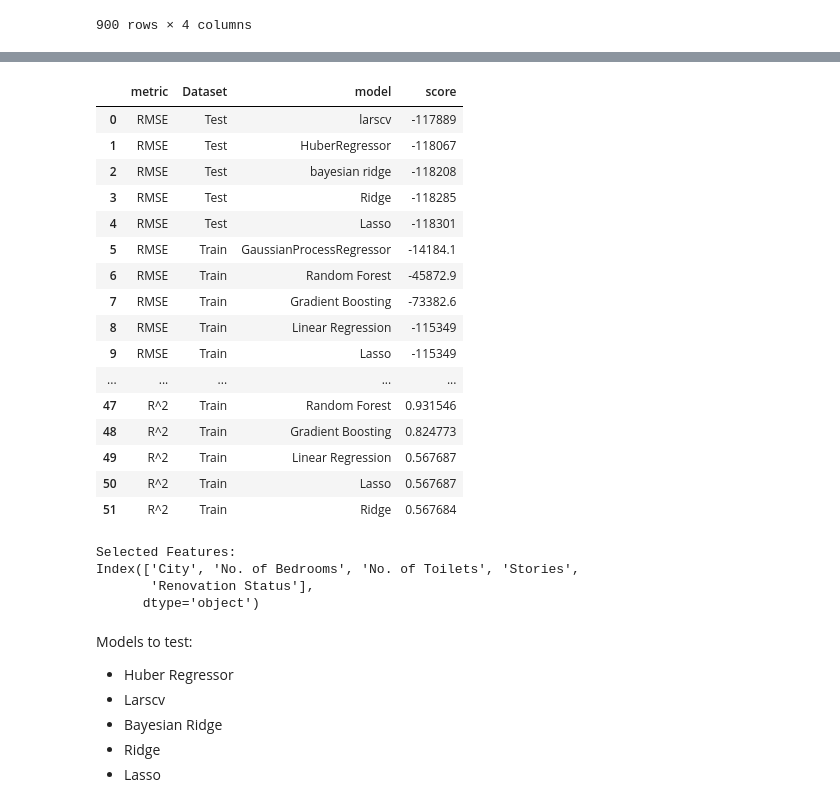
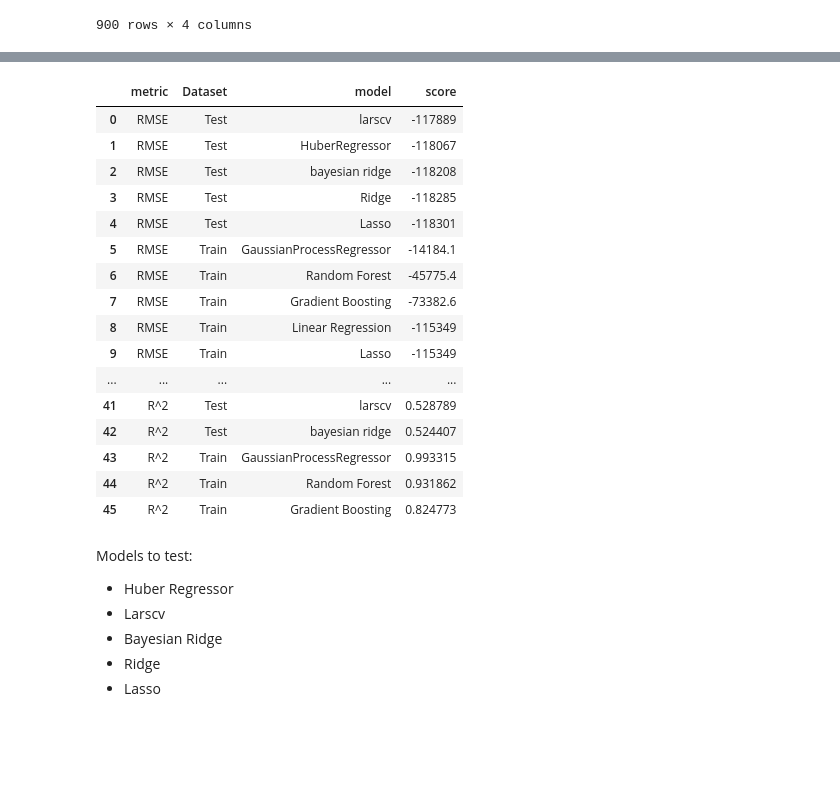
Before and after one commit to ahmakhoo/AIML-CA1, a Jupyter notebook: AIML/CA1/CA1 code part 2.ipynb, the cells around one changed output, grey strips where cells are left out. Saved outputs shown, nothing was run; the diff lists cells and outputs as text; code cells hidden in the pictures; blank space fills up the shorter version.

Commit message:
Updated regression

```diff
--- a/AIML/CA1/CA1 code part 2.ipynb
+++ b/AIML/CA1/CA1 code part 2.ipynb
@@ -628,6 +582,6 @@ plt.show()
 # %%
-X = df_scaled[['City', 'House Area (sqm)', 'No. of Bedrooms', 'No. of Toilets', 'Stories','Renovation Status' ]]  # Add more columns as needed
-y = df_scaled['Price ($)']
+X = df[['City', 'House Area (sqm)', 'No. of Bedrooms', 'No. of Toilets', 'Stories','Renovation Status' ]]  # Add more columns as needed
+y = df['Price ($)']
 
 X = sm.add_constant(X)
 
@@ -1139,41 +961,41 @@ top_models_df = pd.DataFrame(columns=['metric', 'Dataset', 'model', 'score'])
 for metric in metrics[:4]:
     for dataset in ['Test', 'Train']:
         lowest_models = results_pivot[metric][dataset].nlargest(5)
         for model, score in lowest_models.items():
             top_models_df = top_models_df.append({
                 'metric': metric,
                 'Dataset': dataset,
                 'model': model,
                 'score': '{:g}'.format(float(score))
             }, ignore_index=True)
 
 # Find the top models with the highest values for R^2 on Test and Train datasets
 for dataset in ['Test', 'Train']:
-    highest_models = results_pivot['R^2'][dataset].nlargest(3vvv)
+    highest_models = results_pivot['R^2'][dataset].nlargest(3)
     for model, score in highest_models.items():
         top_models_df = top_models_df.append({
             'metric': 'R^2',
             'Dataset': dataset,
             'model': model,
             'score': '{:g}'.format(float(score))
         }, ignore_index=True)
 
 top_models_df
 # %% [output]
 |  | metric | Dataset | model | score |
 | 0 | RMSE | Test | larscv | -117889 |
 | 1 | RMSE | Test | HuberRegressor | -118067 |
 | 2 | RMSE | Test | bayesian ridge | -118208 |
 | 3 | RMSE | Test | Ridge | -118285 |
 | 4 | RMSE | Test | Lasso | -118301 |
 | 5 | RMSE | Train | GaussianProcessRegressor | -14184.1 |
-| 6 | RMSE | Train | Random Forest | -45872.9 |
+| 6 | RMSE | Train | Random Forest | -45775.4 |
 | 7 | RMSE | Train | Gradient Boosting | -73382.6 |
 | 8 | RMSE | Train | Linear Regression | -115349 |
 | 9 | RMSE | Train | Lasso | -115349 |
 | ... | ... | ... | ... | ... |
-| 47 | R^2 | Train | Random Forest | 0.931546 |
-| 48 | R^2 | Train | Gradient Boosting | 0.824773 |
-| 49 | R^2 | Train | Linear Regression | 0.567687 |
-| 50 | R^2 | Train | Lasso | 0.567687 |
-| 51 | R^2 | Train | Ridge | 0.567684 |
+| 41 | R^2 | Test | larscv | 0.528789 |
+| 42 | R^2 | Test | bayesian ridge | 0.524407 |
+| 43 | R^2 | Train | GaussianProcessRegressor | 0.993315 |
+| 44 | R^2 | Train | Random Forest | 0.931862 |
+| 45 | R^2 | Train | Gradient Boosting | 0.824773 |
@@ -1279,30 +1002,3 @@ top_models_df
-# %%
-from sklearn.feature_selection import RFE
-from sklearn.linear_model import LinearRegression
-
-# Assuming X_train and y_train are your training data
-
-# Create a linear regression model
-model = LinearRegression()
-
-# Create the RFE object with the desired number of features to select
-num_features = 5  # Number of features to select
-rfe = RFE(model, n_features_to_select=num_features)
-
-# Fit the RFE object to the training data
-rfe.fit(X_train, y_train)
-
-# Get the selected features
-selected_features = X_train.columns[rfe.support_]
-
-# Print the selected features
-print("Selected Features:")
-print(selected_features)
-# %% [output]
-Selected Features:
-Index(['City', 'No. of Bedrooms', 'No. of Toilets', 'Stories',
-       'Renovation Status'],
-      dtype='object')
 # %% [markdown]
 Models to test:
 - Huber Regressor
```
Also changed, not shown: parts of 56 cells of this notebook.
